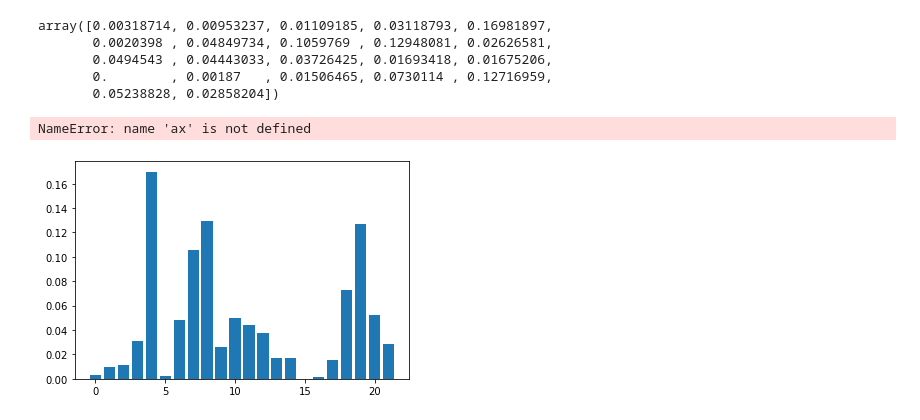
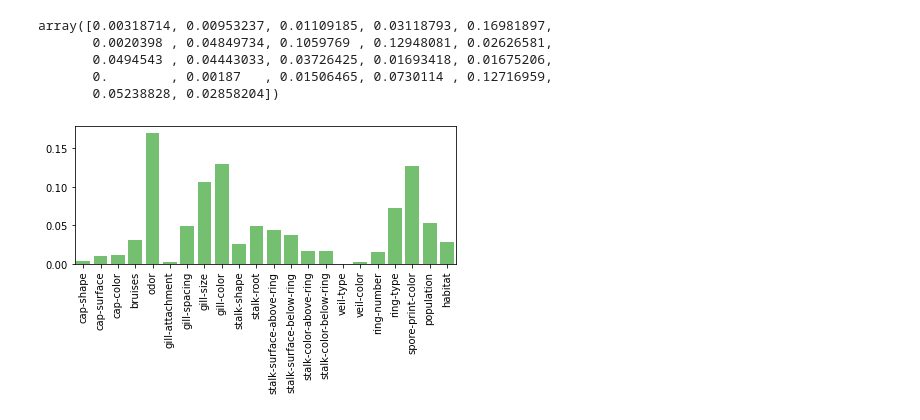
Before and after one commit to Mandar-Karhade/IBM-AI-ML-course, a Jupyter notebook: TPOT classifier and regressor full example.ipynb, the cells around one changed output. Saved outputs shown, nothing was run; the diff lists cells and outputs as text; code cells hidden in the pictures.

Commit message:
added feature importance plot

```diff
--- a/TPOT classifier and regressor full example.ipynb
+++ b/TPOT classifier and regressor full example.ipynb
@@ -433,9 +433,9 @@ array([0.00318714, 0.00953237, 0.01109185, 0.03118793, 0.16981897,
        0.05238828, 0.02858204])
 # %%
 # plot feature importance
-sns.barplot(X.columns.values, exctracted_best_model.feature_importances_)
+c = sns.color_palette("muted", 3)[2]
+sns.barplot(x=X.columns.values, y=exctracted_best_model.feature_importances_, color=c)
 mpl.xticks(rotation=90)
 mpl.tight_layout()
 # %% [output]
-NameError: name 'ax' is not defined
-[figure, old version]
+[figure, new version]
```
Also changed, not shown: parts of 6 cells of this notebook.
